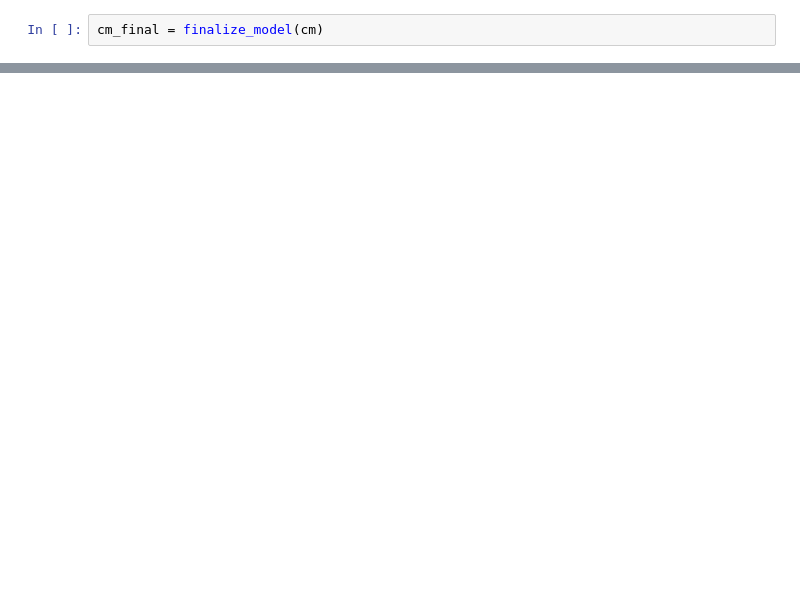
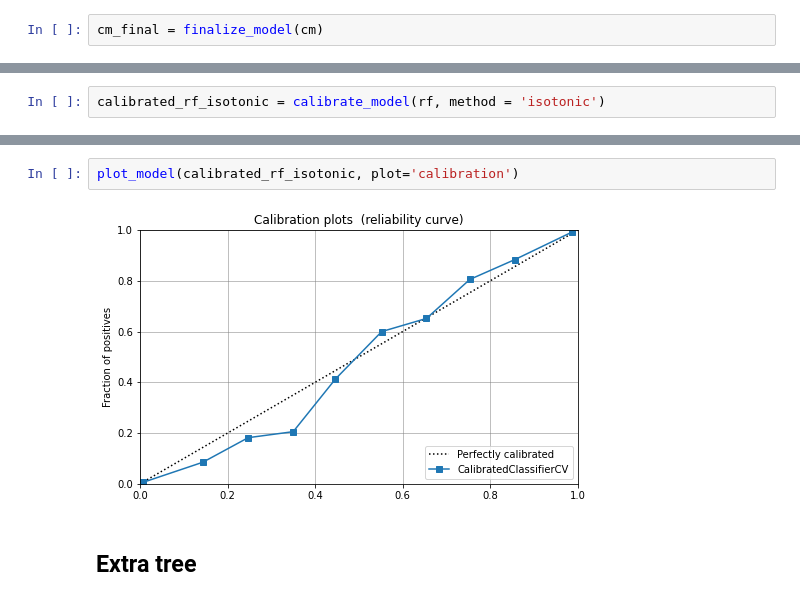
Before and after one commit to bhanuteja2001/AI_Curriculum, a Jupyter notebook: Pycaret.ipynb, the cells around one changed output, grey strips where cells are left out. Drawn from its saved outputs; the diff is of its cells as text; blank space fills up the shorter version.

```diff
--- a/Pycaret.ipynb
+++ b/Pycaret.ipynb
@@ -124,0 +223,2 @@ files.download('pycaret_imp.csv')
+# %%
+calibrated_rf_isotonic = calibrate_model(rf, method = 'isotonic')
@@ -124,0 +239,6 @@ files.download('pycaret_imp.csv')
+# %%
+plot_model(calibrated_rf_isotonic, plot='calibration')
+# %% [output]
+[figure, added]
+# %% [markdown]
+## Extra tree
```
Also changed, not shown: parts of 27 cells of this notebook.
